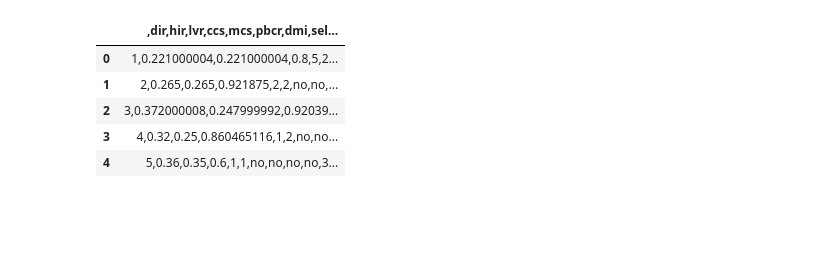
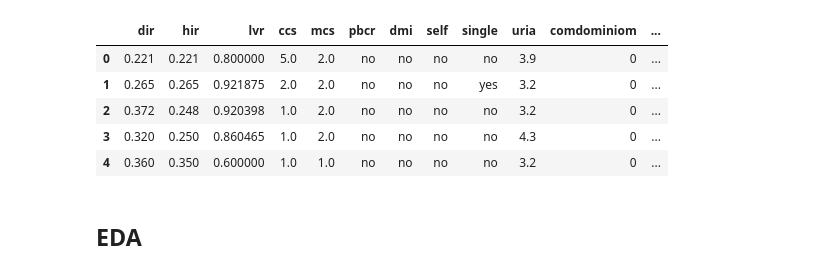
Before and after one commit to zcolley/cs381-MatthewFried, a Jupyter notebook: quiz/quiz4.ipynb, the cells around one changed output. Saved outputs shown, nothing was run; the diff lists cells and outputs as text; code cells hidden in the pictures; blank space fills up the shorter version.

```diff
--- a/quiz/quiz4.ipynb
+++ b/quiz/quiz4.ipynb
@@ -1,15 +18,19 @@
 # %%
 import pandas as pd
 import numpy as np
+import matplotlib.pyplot as plt
+import seaborn as sns
+df = pd.read_csv(
+    'https://raw.githubusercontent.com/zcolley/cs381-MatthewFried/main/quiz/Hdma.csv')
 
-columns =['num','dir','hir','lvr','ccs','mcs','pbcr','dmi','self','single','uria','condominium','black','deny']
-df = pd.read_csv('./Hdma.csv')
-
+df_cp = df.copy()
 df.head()
 # %% [output]
-|  | ,dir,hir,lvr,ccs,mcs,pbcr,dmi,sel... |
-| 0 | 1,0.221000004,0.221000004,0.8,5,2... |
-| 1 | 2,0.265,0.265,0.921875,2,2,no,no,... |
-| 2 | 3,0.372000008,0.247999992,0.92039... |
-| 3 | 4,0.32,0.25,0.860465116,1,2,no,no... |
-| 4 | 5,0.36,0.35,0.6,1,1,no,no,no,no,3... |
+|  | dir | hir | lvr | ccs | mcs | pbcr | dmi | self | single | uria | comdominiom | ... |
+| 0 | 0.221 | 0.221 | 0.800000 | 5.0 | 2.0 | no | no | no | no | 3.9 | 0 | ... |
+| 1 | 0.265 | 0.265 | 0.921875 | 2.0 | 2.0 | no | no | no | yes | 3.2 | 0 | ... |
+| 2 | 0.372 | 0.248 | 0.920398 | 1.0 | 2.0 | no | no | no | no | 3.2 | 0 | ... |
+| 3 | 0.320 | 0.250 | 0.860465 | 1.0 | 2.0 | no | no | no | no | 4.3 | 0 | ... |
+| 4 | 0.360 | 0.350 | 0.600000 | 1.0 | 1.0 | no | no | no | no | 3.2 | 0 | ... |
+# %% [markdown]
+## EDA
```
Also changed, not shown: parts of 39 cells of this notebook.
